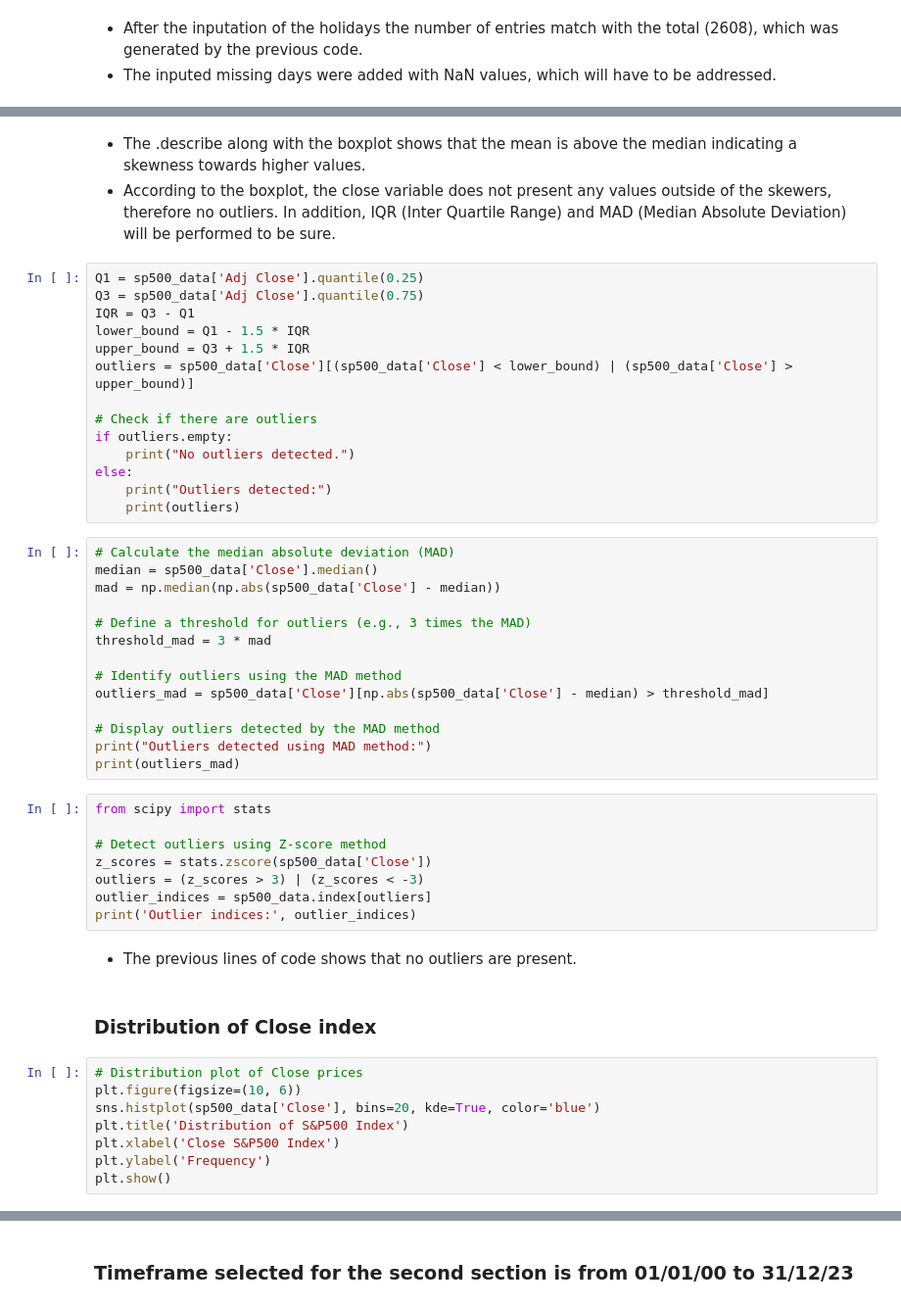
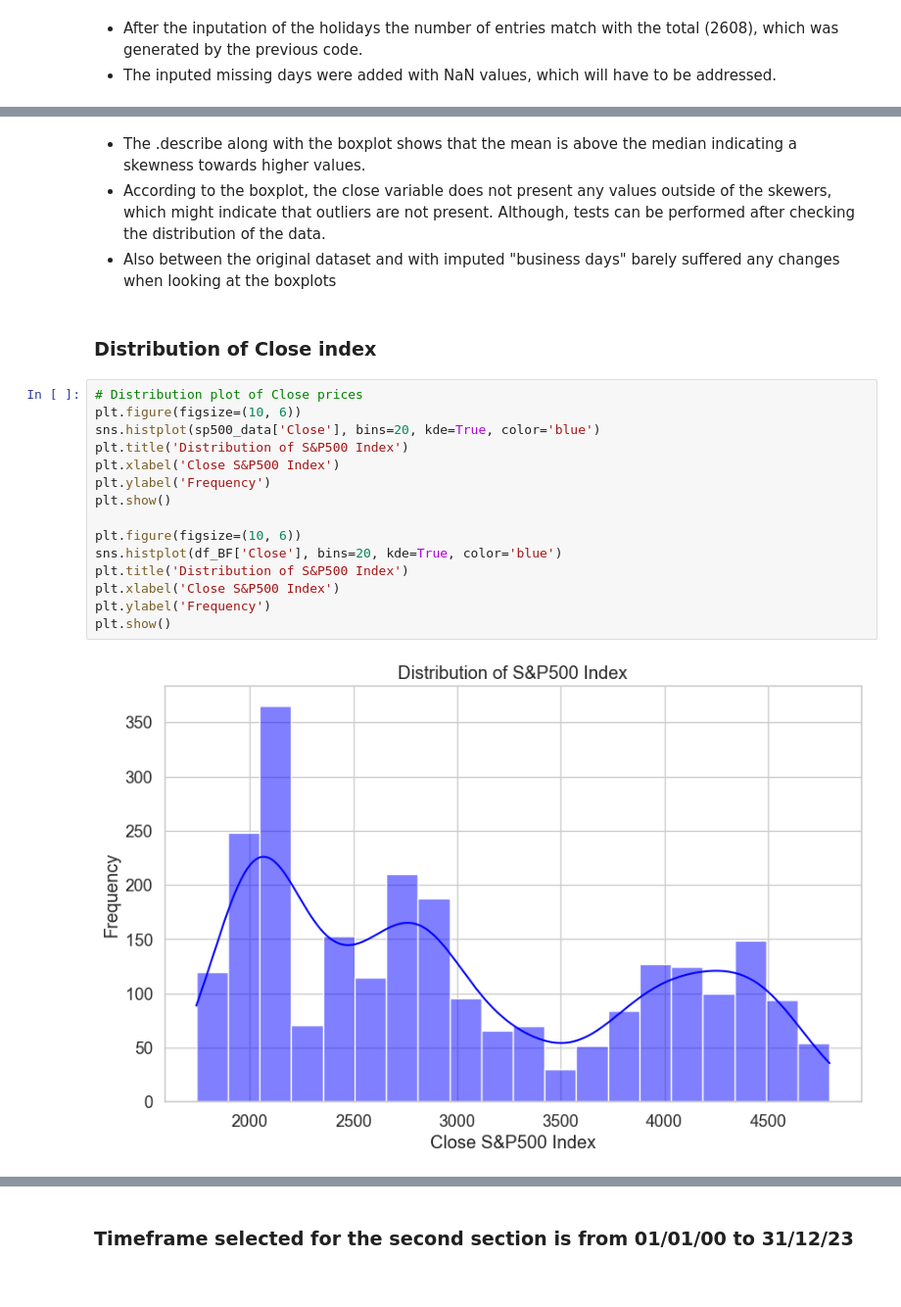
Before and after one commit to nozomu2020264/MSc-Capstone-Project, a Jupyter notebook: Capstone Project - Nozomu - 2020264.ipynb, the cells around one changed output, grey strips where cells are left out. Shown at 98% size. Saved outputs shown, nothing was run; the diff lists cells and outputs as text.

```diff
--- a/Capstone Project - Nozomu - 2020264.ipynb
+++ b/Capstone Project - Nozomu - 2020264.ipynb
@@ -275,51 +288,23 @@ plt.show() # Shows the plot.
 # %% [markdown]
 - The .describe along with the boxplot shows that the mean is above the median indicating a skewness towards higher values.
-- According to the boxplot, the close variable does not present any values outside of the skewers, therefore no outliers. In addition, IQR (Inter Quartile Range) and MAD (Median Absolute Deviation) will be performed to be sure.
+- According to the boxplot, the close variable does not present any values outside of the skewers, which might indicate that outliers are not present. Although, tests can be performed after checking the distribution of the data.
+- Also between the original dataset and with imputed "business days" barely suffered any changes when looking at the boxplots
-# %%
-Q1 = sp500_data['Adj Close'].quantile(0.25)
-Q3 = sp500_data['Adj Close'].quantile(0.75)
-IQR = Q3 - Q1
-lower_bound = Q1 - 1.5 * IQR
-upper_bound = Q3 + 1.5 * IQR
-outliers = sp500_data['Close'][(sp500_data['Close'] < lower_bound) | (sp500_data['Close'] > upper_bound)]
-
-# Check if there are outliers
-if outliers.empty:
-    print("No outliers detected.")
-else:
-    print("Outliers detected:")
-    print(outliers)
-# %%
-# Calculate the median absolute deviation (MAD)
-median = sp500_data['Close'].median()
-mad = np.median(np.abs(sp500_data['Close'] - median))
-
-# Define a threshold for outliers (e.g., 3 times the MAD)
-threshold_mad = 3 * mad
-
-# Identify outliers using the MAD method
-outliers_mad = sp500_data['Close'][np.abs(sp500_data['Close'] - median) > threshold_mad]
-
-# Display outliers detected by the MAD method
-print("Outliers detected using MAD method:")
-print(outliers_mad)
-# %%
-from scipy import stats
-
-# Detect outliers using Z-score method
-z_scores = stats.zscore(sp500_data['Close'])
-outliers = (z_scores > 3) | (z_scores < -3)
-outlier_indices = sp500_data.index[outliers]
-print('Outlier indices:', outlier_indices)
-# %% [markdown]
-- The previous lines of code shows that no outliers are present.
 # %% [markdown]
 ### Distribution of Close index
 # %%
 # Distribution plot of Close prices
 plt.figure(figsize=(10, 6))
 sns.histplot(sp500_data['Close'], bins=20, kde=True, color='blue')
 plt.title('Distribution of S&P500 Index')
 plt.xlabel('Close S&P500 Index')
 plt.ylabel('Frequency')
 plt.show()
+
+plt.figure(figsize=(10, 6))
+sns.histplot(df_BF['Close'], bins=20, kde=True, color='blue')
+plt.title('Distribution of S&P500 Index')
+plt.xlabel('Close S&P500 Index')
+plt.ylabel('Frequency')
+plt.show()
+# %% [output]
+[figure, added]
```
Also changed, not shown: parts of 57 cells of this notebook.
